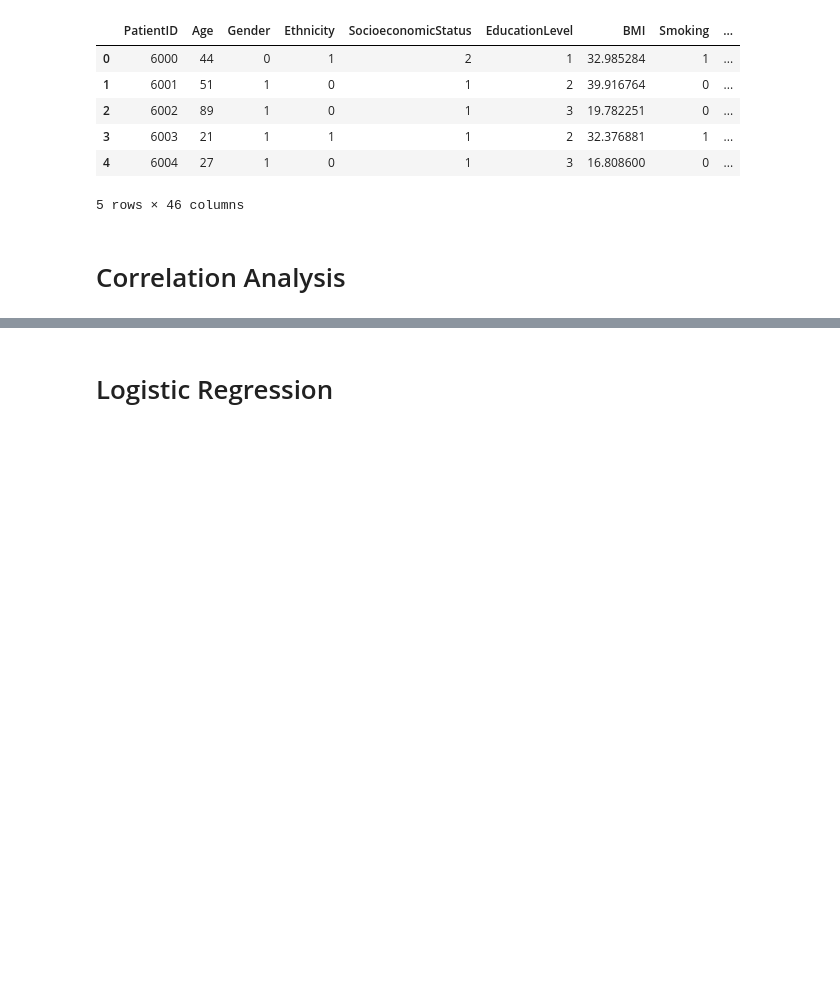
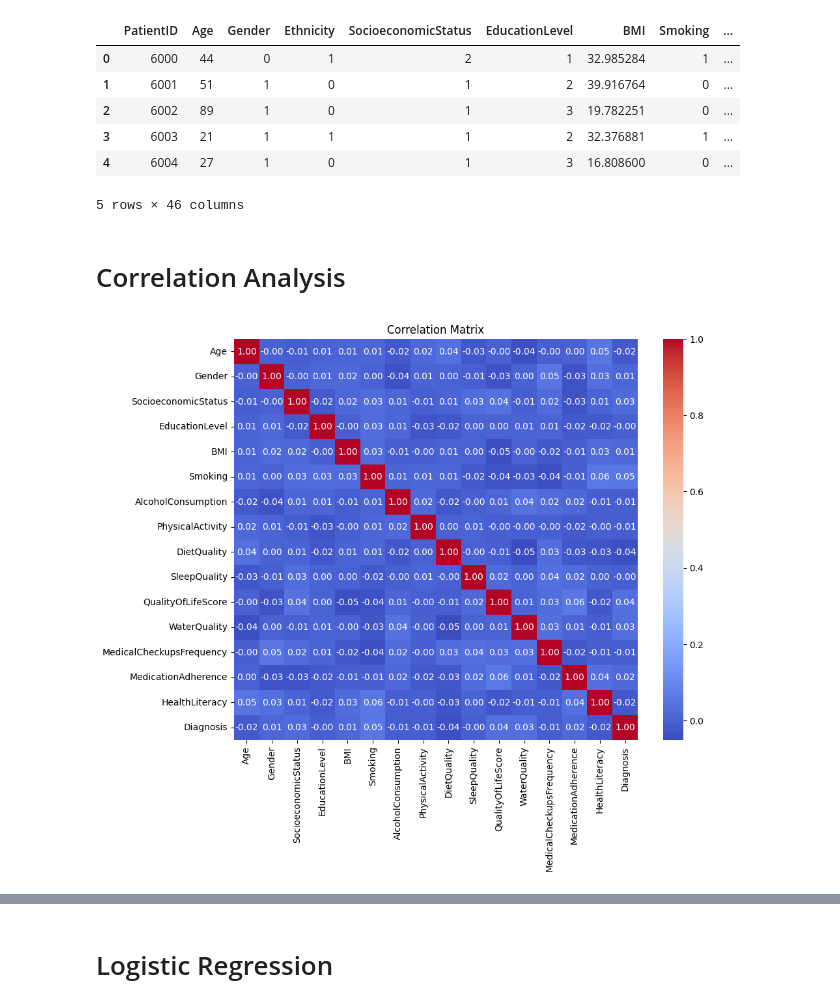
Before and after one commit to ComfyKoala/diabetes-classification, a Jupyter notebook: Stephen/diabetes_data_3_correlation.ipynb, the cells around one changed output, grey strips where cells are left out. Saved outputs shown, nothing was run; the diff lists cells and outputs as text; code cells hidden in the pictures; blank space fills up the shorter version.

```diff
--- a/Stephen/diabetes_data_3_correlation.ipynb
+++ b/Stephen/diabetes_data_3_correlation.ipynb
@@ -22,6 +22,24 @@ diabetes_data_df.head()
 5 rows × 46 columns
 # %% [markdown]
 # Correlation Analysis
+# %%
+import seaborn as sns
+import matplotlib.pyplot as plt
+
+# Compute correlation between demographic and lifestyle factors with the diabetes diagnosis
+correlation_matrix = diabetes_data_df[[
+    'Age', 'Gender', 'SocioeconomicStatus', 'EducationLevel',
+    'BMI', 'Smoking', 'AlcoholConsumption', 'PhysicalActivity',
+    'DietQuality', 'SleepQuality', 'QualityOfLifeScore', 'WaterQuality', 'MedicalCheckupsFrequency', 'MedicationAdherence', 'HealthLiteracy', 'Diagnosis'
+]].corr()
+
+# Visualize the correlation matrix
+plt.figure(figsize=(10, 8))
+sns.heatmap(correlation_matrix, annot=True, cmap="coolwarm", fmt=".2f")
+plt.title('Correlation Matrix')
+plt.show()
+# %% [output]
+[figure, added]
 # %%
 import seaborn as sns
 import matplotlib.pyplot as plt
```
Also changed, not shown: parts of 3 cells of this notebook, 5 other files.
